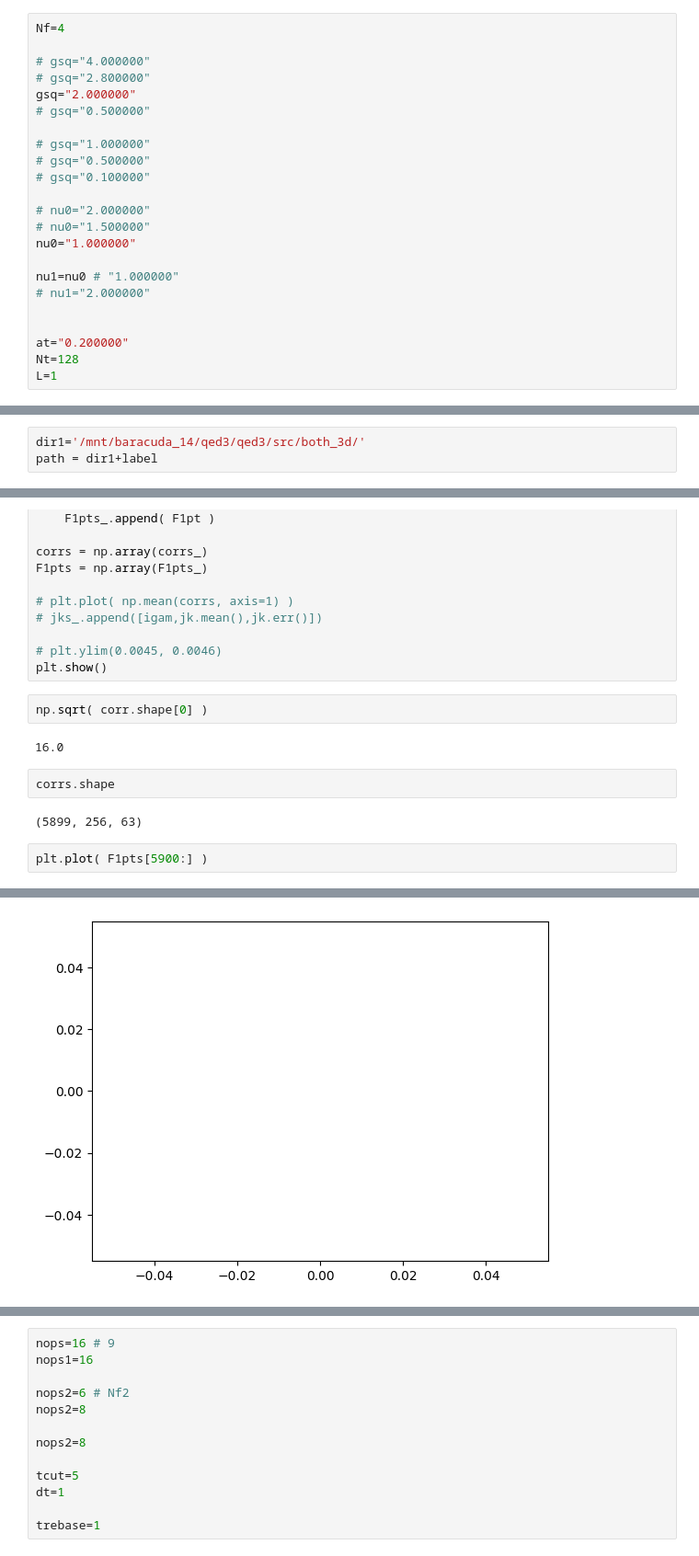
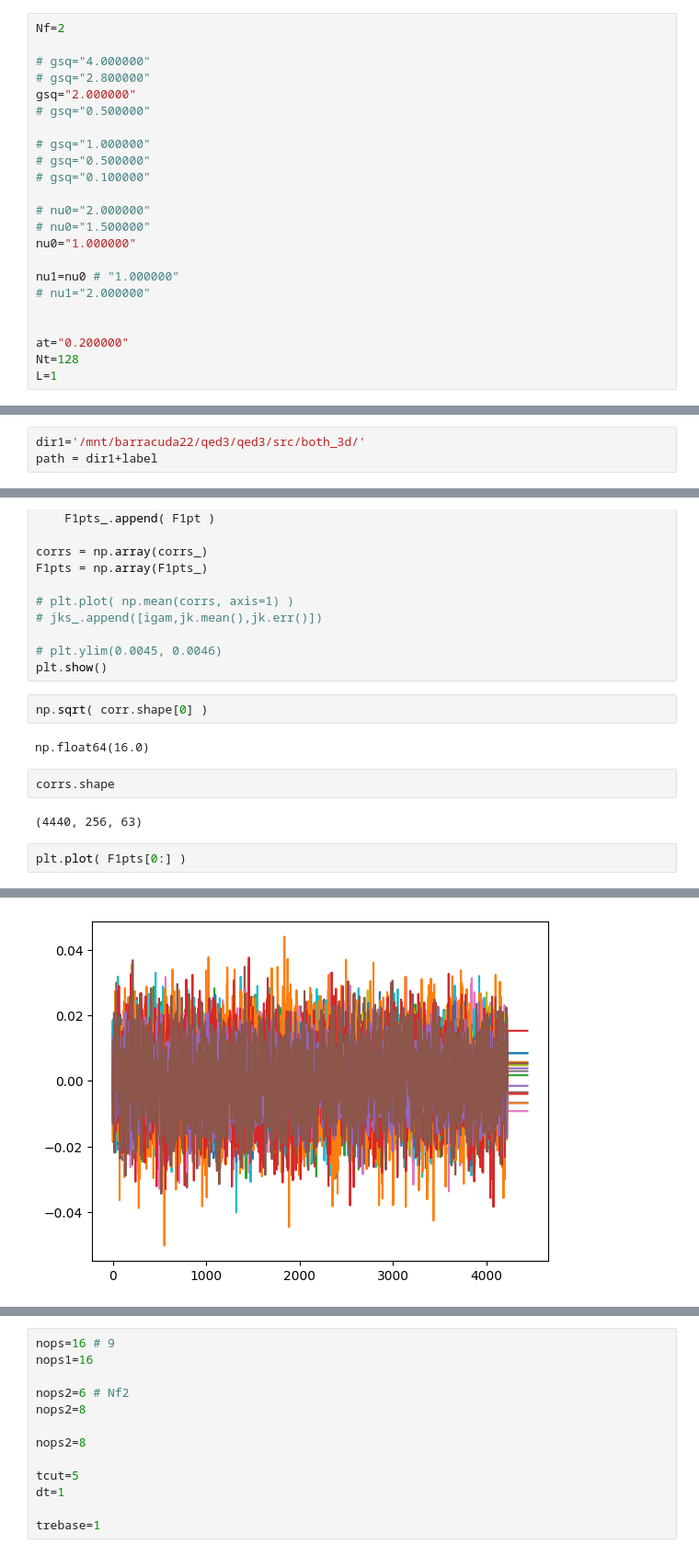
Before and after one commit to nobuyukimatsumoto68/qed3, a Jupyter notebook: src/both_3d/glue_ylms3.ipynb, the cells around one changed output, grey strips where cells are left out. Shown at 92% size. Cells and saved outputs as stored; diff of their text form.

```diff
--- a/src/both_3d/glue_ylms3.ipynb
+++ b/src/both_3d/glue_ylms3.ipynb
@@ -101,7 +101,7 @@ pwd
 # # f.create_dataset("1pt", data=F1pts, dtype='f' )
 # f.close()
 # %%
-Nf=4
+Nf=2
 
 # gsq="4.000000"
 # gsq="2.800000"
@@ -127,7 +127,7 @@ L=1
 label="data_Nf"+str(Nf)+"_gsq"+str(gsq)+"at"+str(at)+"nu0"+str(nu0)+"nt"+str(Nt)+"L"+str(L)
 # label="data_gsq"+str(gsq)+"at"+str(at)+"nt"+str(Nt)+"L"+str(L)
 # %%
-dir1='/mnt/baracuda_14/qed3/qed3/src/both_3d/'
+dir1='/mnt/barracuda22/qed3/qed3/src/both_3d/'
 path = dir1+label
 # %%
 path
@@ -161,31 +161,31 @@ plt.show()
 # %%
 np.sqrt( corr.shape[0] )
 # %% [output]
-16.0
+np.float64(16.0)
 # %%
 corrs.shape
 # %% [output]
-(5899, 256, 63)
+(4440, 256, 63)
 # %%
-plt.plot( F1pts[5900:] )
+plt.plot( F1pts[0:] )
 # %% [output]
 [<matplotlib.lines.Line2D at 0x...>,
  <matplotlib.lines.Line2D at 0x...>,
  <matplotlib.lines.Line2D at 0x...>,
  <matplotlib.lines.Line2D at 0x...>,
  <matplotlib.lines.Line2D at 0x...>,
  <matplotlib.lines.Line2D at 0x...>,
  <matplotlib.lines.Line2D at 0x...>,
  <matplotlib.lines.Line2D at 0x...>,
  <matplotlib.lines.Line2D at 0x...>,
  <matplotlib.lines.Line2D at 0x...>,
  <matplotlib.lines.Line2D at 0x...>,
  <matplotlib.lines.Line2D at 0x...>,
  <matplotlib.lines.Line2D at 0x...>,
  <matplotlib.lines.Line2D at 0x...>,
  <matplotlib.lines.Line2D at 0x...>,
  <matplotlib.lines.Line2D at 0x...>]
-[figure, old version]
+[figure, new version]
 # %%
 corrs.shape
 # %% [output]
```
Also changed, not shown: parts of 22 cells of this notebook, 19 other files.
